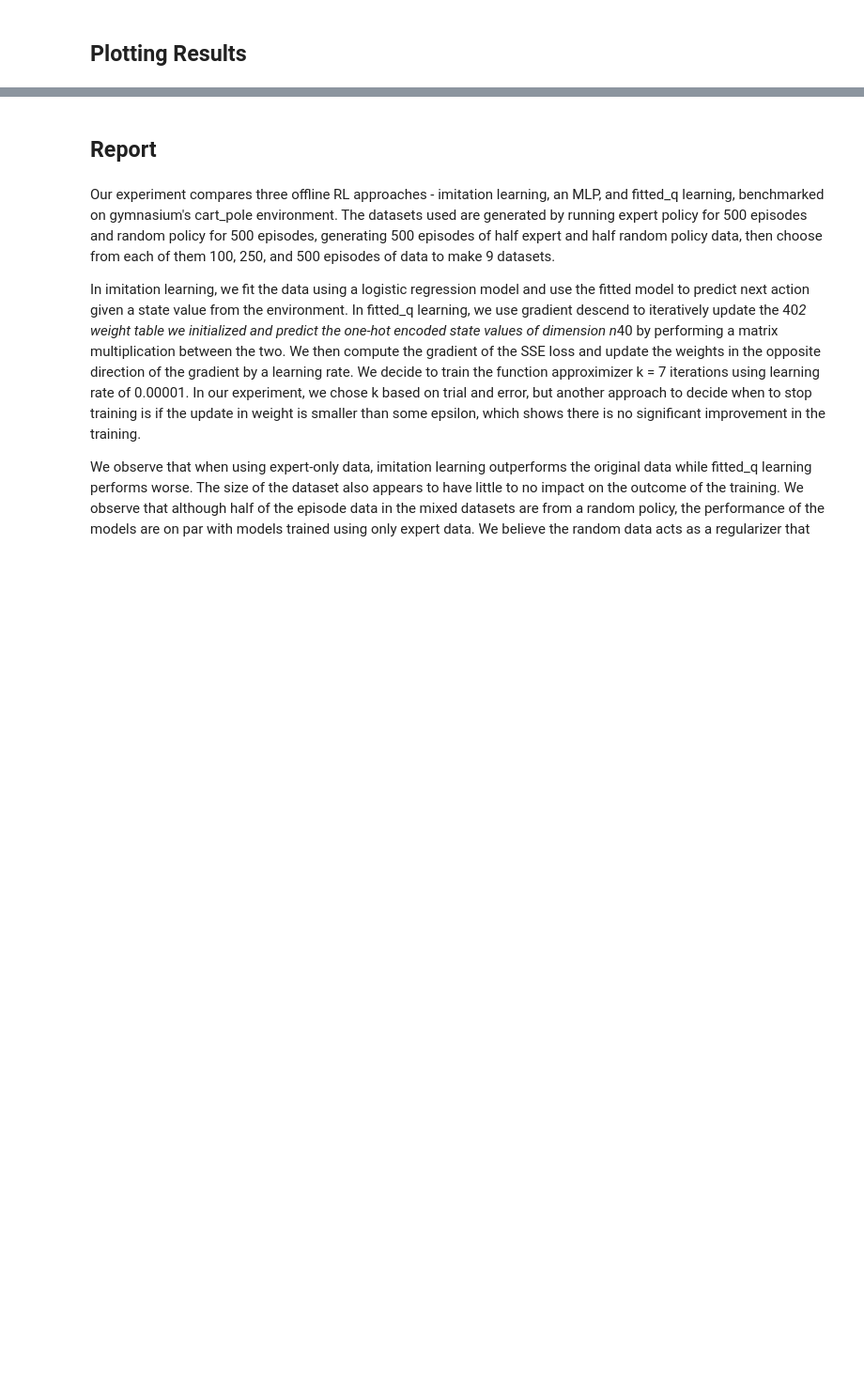
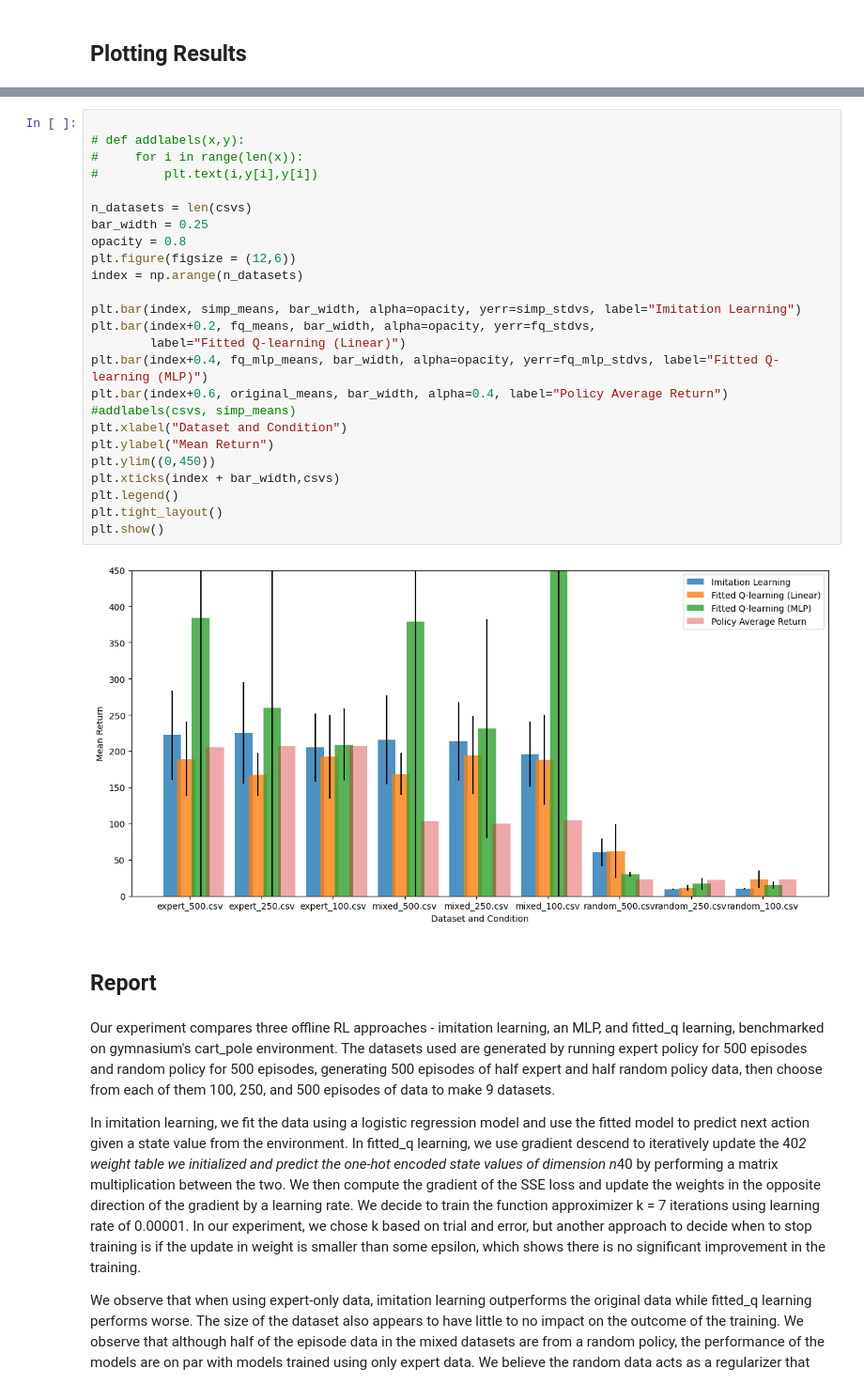
Before and after one commit to lyumeilin01/Imitation-learning, a Jupyter notebook: 579-a3.ipynb, the cells around one changed output, grey strips where cells are left out. Shown: that part at 94% size. Saved outputs shown, nothing was run; the diff lists cells and outputs as text; blank space fills up the shorter version.

```diff
--- a/579-a3.ipynb
+++ b/579-a3.ipynb
@@ -268,3 +245,30 @@ expert_100 Fitted Q standard_deviation: 54.96460224544521
+# %%
+
+# def addlabels(x,y):
+#     for i in range(len(x)):
+#         plt.text(i,y[i],y[i])
+
+n_datasets = len(csvs)
+bar_width = 0.25
+opacity = 0.8
+plt.figure(figsize = (12,6))
+index = np.arange(n_datasets)
+
+plt.bar(index, simp_means, bar_width, alpha=opacity, yerr=simp_stdvs, label="Imitation Learning")
+plt.bar(index+0.2, fq_means, bar_width, alpha=opacity, yerr=fq_stdvs,
+        label="Fitted Q-learning (Linear)")
+plt.bar(index+0.4, fq_mlp_means, bar_width, alpha=opacity, yerr=fq_mlp_stdvs, label="Fitted Q-learning (MLP)")
+plt.bar(index+0.6, original_means, bar_width, alpha=0.4, label="Policy Average Return")
+#addlabels(csvs, simp_means)
+plt.xlabel("Dataset and Condition")
+plt.ylabel("Mean Return")
+plt.ylim((0,450))
+plt.xticks(index + bar_width,csvs)
+plt.legend()
+plt.tight_layout()
+plt.show()
+# %% [output]
+[figure, added]
 # %% [markdown]
 ## Report
 # %% [markdown]
```
Also changed, not shown: parts of 2 cells of this notebook.
